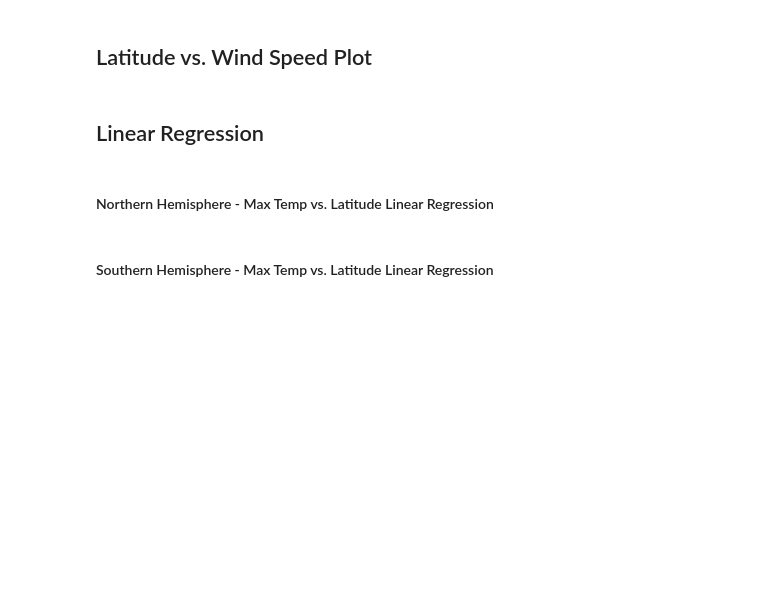
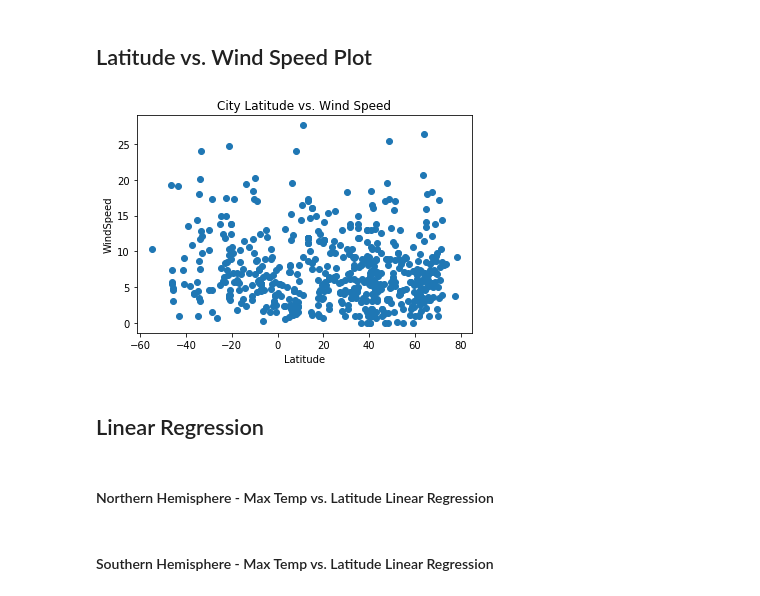
Before and after one commit to lauraezr/python-api-challenge, a Jupyter notebook: WeatherPy/WeatherPy.ipynb, the cells around one changed output. Drawn from its saved outputs; the diff is of its cells as text; code cells hidden in the pictures; blank space fills up the shorter version.

```diff
--- a/WeatherPy/WeatherPy.ipynb
+++ b/WeatherPy/WeatherPy.ipynb
@@ -199,5 +261,15 @@ plt.show()
 # %% [markdown]
 ## Latitude vs. Wind Speed Plot
+# %%
+windspeedp = clean_city_data["WindSpeed"]
+plt.scatter(latitudep,windspeedp, marker="o")
+plt.title("City Latitude vs. Wind Speed")
+plt.xlabel("Latitude")
+plt.ylabel("WindSpeed")
+plt.savefig("LATvsWINDplot.png")
+plt.show()
+# %% [output]
+[figure, added]
 # %% [markdown]
 ## Linear Regression
 # %% [markdown]
```
Also changed, not shown: parts of 13 cells of this notebook, 5 other files.
